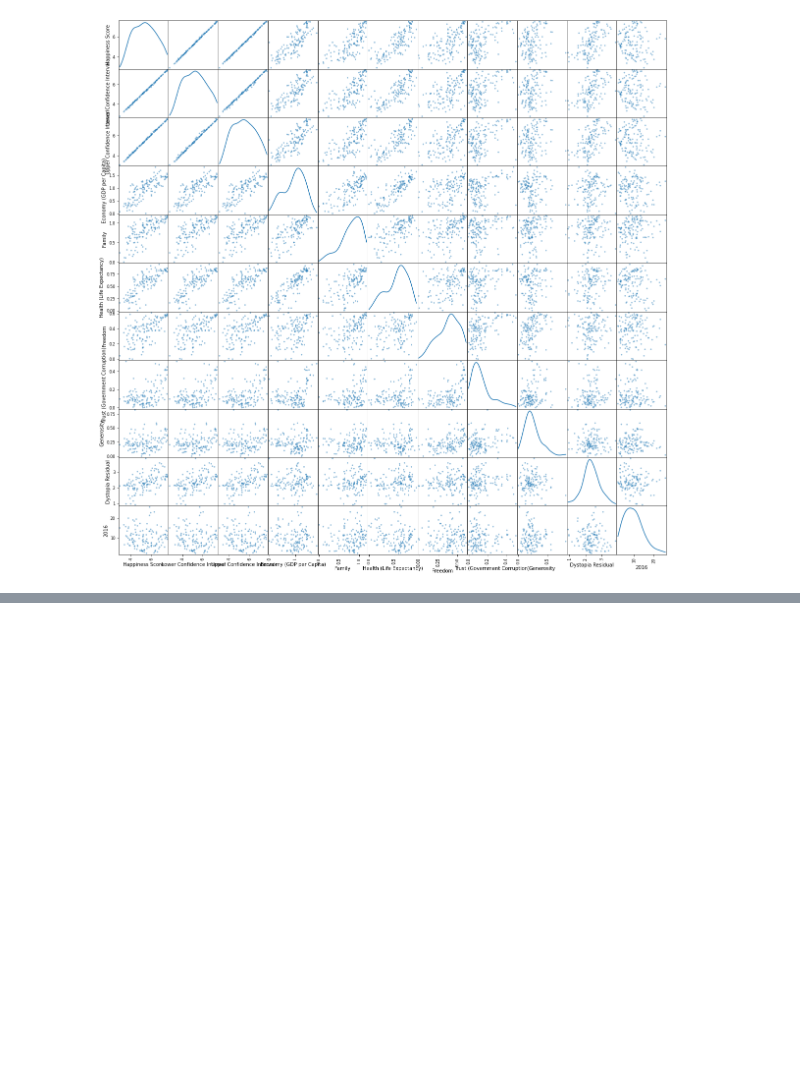
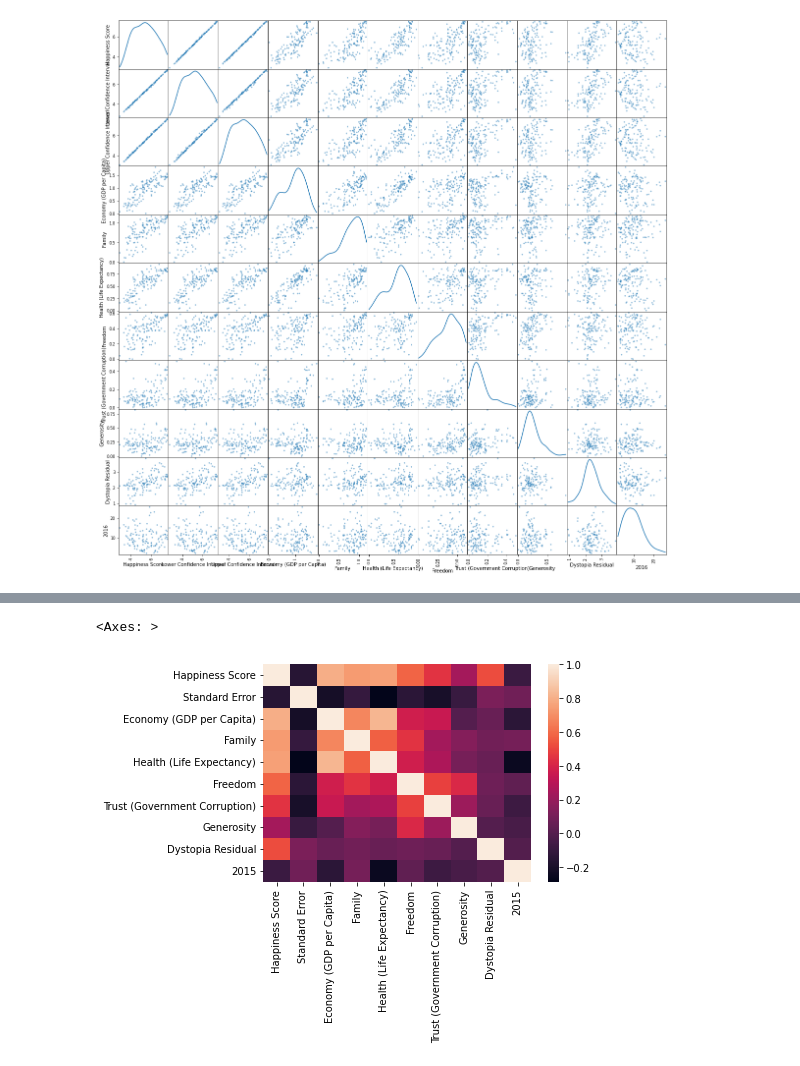
Before and after one commit to vcantrell1009/Final-Project, a Jupyter notebook: VC code/finalproject.ipynb, the cells around one changed output, grey strips where cells are left out. Cells and saved outputs as stored; diff of their text form; code cells hidden in the pictures; blank space fills up the shorter version.

```diff
--- a/VC code/finalproject.ipynb
+++ b/VC code/finalproject.ipynb
@@ -776,0 +820,2 @@ array([[<Axes: xlabel='Happiness Score', ylabel='Happiness Score'>,
+# %%
+hapage156 = hapage155[hapage155["Sex"].str.contains(" Both sexes")]
@@ -776,0 +831,2 @@ array([[<Axes: xlabel='Happiness Score', ylabel='Happiness Score'>,
+# %%
+hapage157= hapage156.drop('Sex', axis=1)
@@ -776,0 +842,2 @@ array([[<Axes: xlabel='Happiness Score', ylabel='Happiness Score'>,
+# %%
+hapage158= hapage157.drop('Happiness Rank',  axis=1)
@@ -776,0 +865,2 @@ array([[<Axes: xlabel='Happiness Score', ylabel='Happiness Score'>,
+# %%
+correlation1 = hapage158.corr()
@@ -776,0 +881,5 @@ array([[<Axes: xlabel='Happiness Score', ylabel='Happiness Score'>,
+# %%
+sns.heatmap(correlation1)
+# %% [output]
+<Axes: >
+[figure, added]
```
Also changed, not shown: parts of 18 cells of this notebook.
